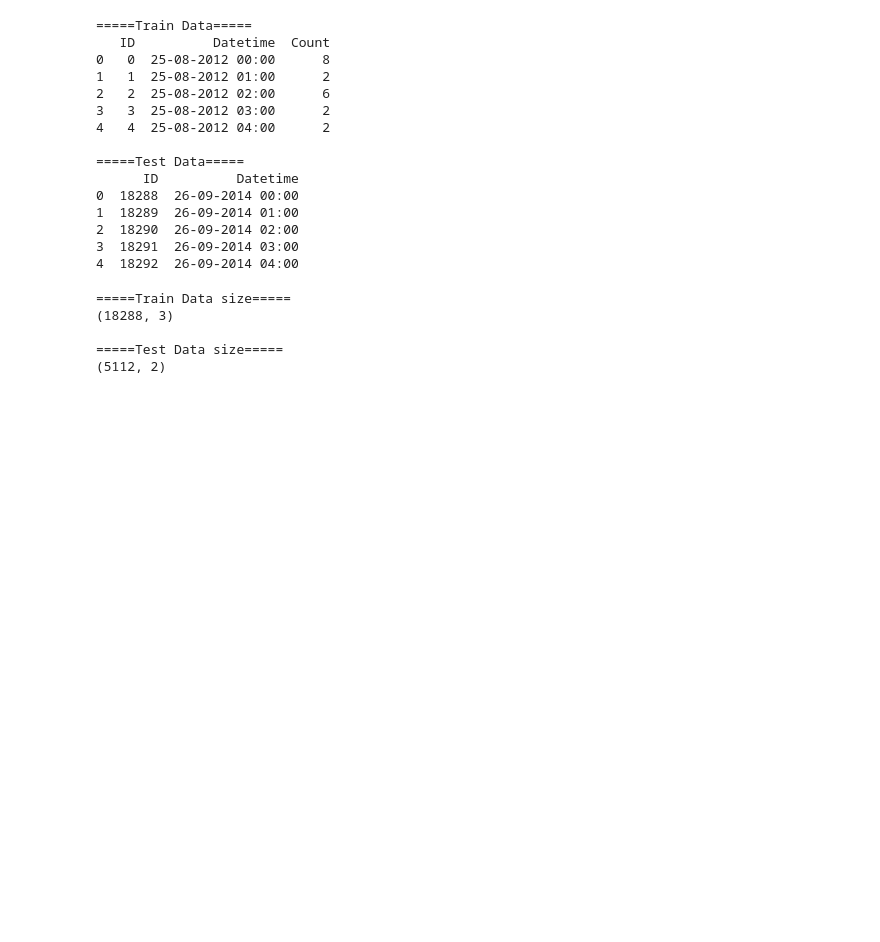
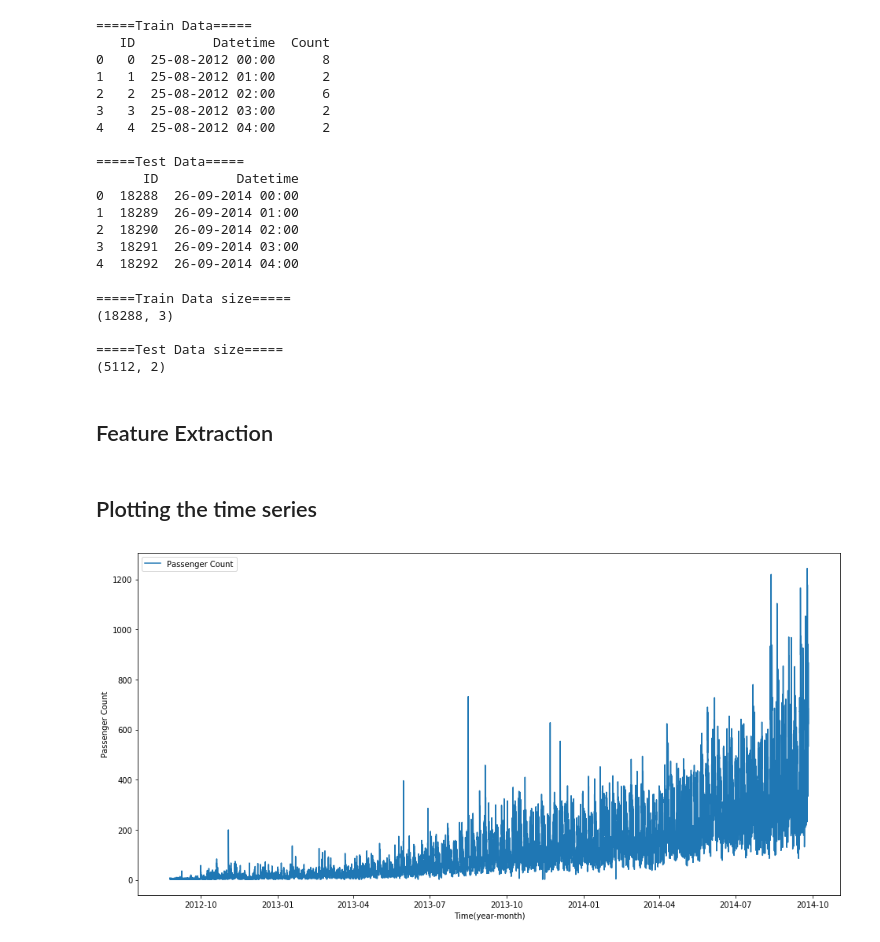
Before and after one commit to vedant511/time-series-analysis, a Jupyter notebook: src/main.ipynb, the cells around one changed output. Cells and saved outputs as stored; diff of their text form; code cells hidden in the pictures; blank space fills up the shorter version.

```diff
--- a/src/main.ipynb
+++ b/src/main.ipynb
@@ -77,3 +78,9 @@ print(test.shape)
 
 =====Test Data size=====
 (5112, 2)
+# %% [markdown]
+## Feature Extraction
+# %%
+# Convert Datetime object to python Datetime format
+train['Datetime'] = pd.to_datetime(train.Datetime, format='%d-%m-%Y %H:%M')
+test['Datetime'] = pd.to_datetime(test.Datetime, format='%d-%m-%Y %H:%M')
@@ -79,0 +95,27 @@ print(test.shape)
+# %%
+# Weekend checker
+
+def check_weekend(dow):
+
+    if dow == 5 or dow == 6:
+        return 1
+
+    else:
+        return 0
+
+
+# Apply on train set and create a new column isWeekend (1 for yes and 0 for no)
+
+train['isWeekend'] = train['Day of Week'].apply(check_weekend)
+# %% [markdown]
+## Plotting the time series
+# %%
+plt.figure(figsize=(16, 8))
+
+plt.xlabel('Time(year-month)')
+plt.ylabel('Passenger Count')
+plt.plot(train.Datetime, train.Count, label='Passenger Count')
+plt.legend(loc='best')
+plt.show()
+# %% [output]
+[figure, added]
```
Also changed, not shown: parts of 27 cells of this notebook, 1 other file.
